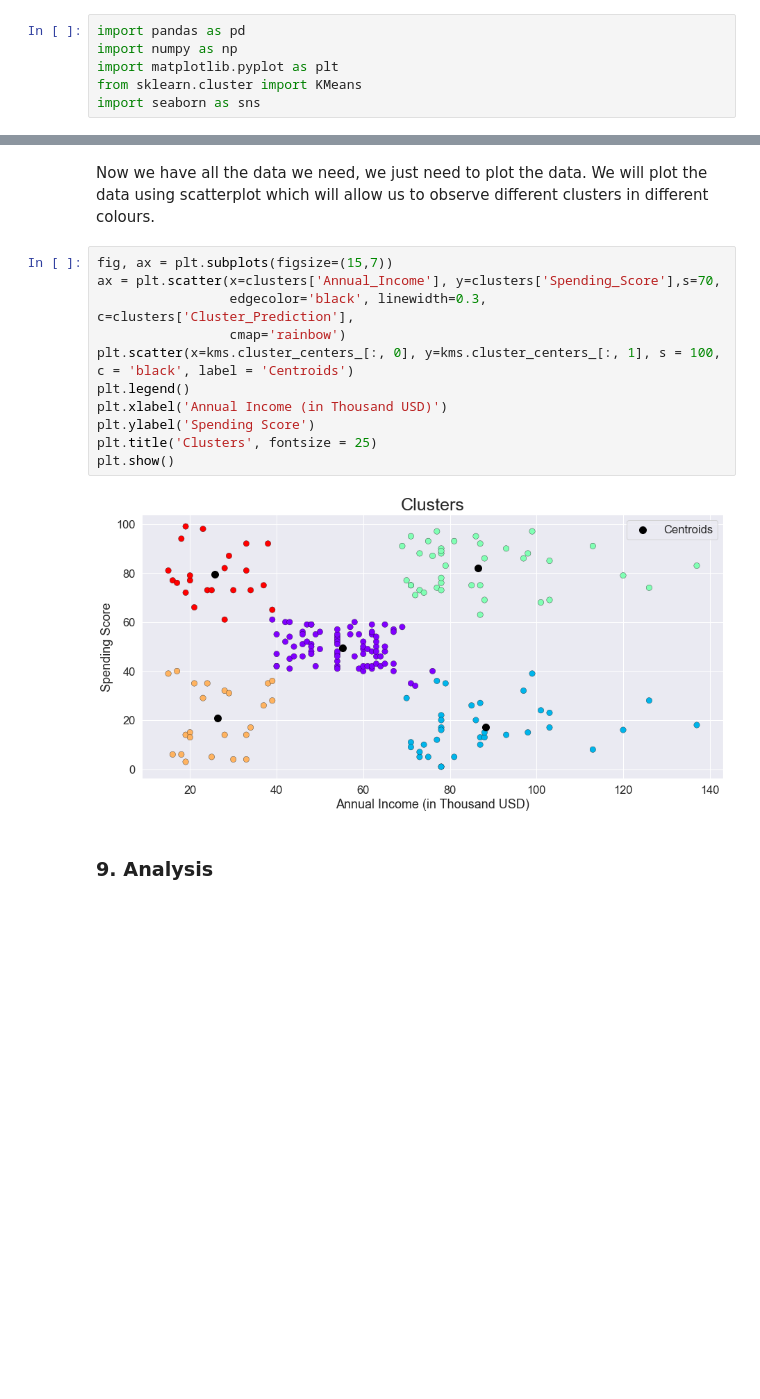
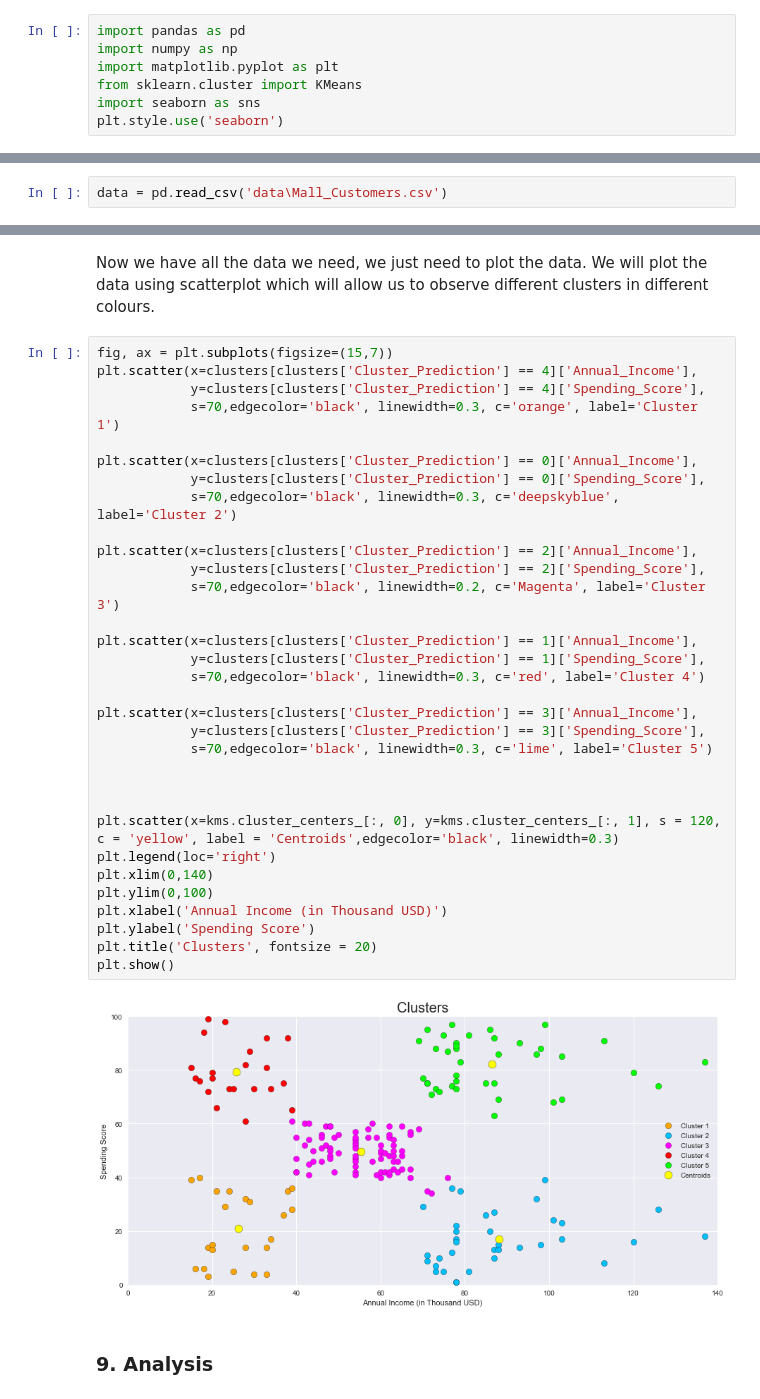
Before and after one commit to mayursrt/customer-segmentation-using-k-means, a Jupyter notebook: Customer Segmentation.ipynb, the cells around one changed output, grey strips where cells are left out. Cells and saved outputs as stored; diff of their text form; blank space fills up the shorter version.

```diff
--- a/Customer Segmentation.ipynb
+++ b/Customer Segmentation.ipynb
@@ -18,6 +18,7 @@ import numpy as np
 import matplotlib.pyplot as plt
 from sklearn.cluster import KMeans
 import seaborn as sns
+plt.style.use('seaborn')
 # %% [markdown]
 ---
 # %% [markdown]
@@ -44,0 +28,2 @@ data
+# %%
+data = pd.read_csv('data\Mall_Customers.csv')
@@ -889,17 +938,38 @@ array([[55.2962963 , 49.51851852],
 Now we have all the data we need, we just need to plot the data. We will plot the data using scatterplot which will allow us to observe different clusters in different colours.
 # %%
 fig, ax = plt.subplots(figsize=(15,7))
-ax = plt.scatter(x=clusters['Annual_Income'], y=clusters['Spending_Score'],s=70,
-                 edgecolor='black', linewidth=0.3, c=clusters['Cluster_Prediction'],
-                 cmap='rainbow')
-plt.scatter(x=kms.cluster_centers_[:, 0], y=kms.cluster_centers_[:, 1], s = 100, c = 'black', label = 'Centroids')
-plt.legend()
+plt.scatter(x=clusters[clusters['Cluster_Prediction'] == 4]['Annual_Income'],
+            y=clusters[clusters['Cluster_Prediction'] == 4]['Spending_Score'],
+            s=70,edgecolor='black', linewidth=0.3, c='orange', label='Cluster 1')
+
+plt.scatter(x=clusters[clusters['Cluster_Prediction'] == 0]['Annual_Income'],
+            y=clusters[clusters['Cluster_Prediction'] == 0]['Spending_Score'],
+            s=70,edgecolor='black', linewidth=0.3, c='deepskyblue', label='Cluster 2')
+
+plt.scatter(x=clusters[clusters['Cluster_Prediction'] == 2]['Annual_Income'],
+            y=clusters[clusters['Cluster_Prediction'] == 2]['Spending_Score'],
+            s=70,edgecolor='black', linewidth=0.2, c='Magenta', label='Cluster 3')
+
+plt.scatter(x=clusters[clusters['Cluster_Prediction'] == 1]['Annual_Income'],
+            y=clusters[clusters['Cluster_Prediction'] == 1]['Spending_Score'],
+            s=70,edgecolor='black', linewidth=0.3, c='red', label='Cluster 4')
+
+plt.scatter(x=clusters[clusters['Cluster_Prediction'] == 3]['Annual_Income'],
+            y=clusters[clusters['Cluster_Prediction'] == 3]['Spending_Score'],
+            s=70,edgecolor='black', linewidth=0.3, c='lime', label='Cluster 5')
+
+
+
+plt.scatter(x=kms.cluster_centers_[:, 0], y=kms.cluster_centers_[:, 1], s = 120, c = 'yellow', label = 'Centroids',edgecolor='black', linewidth=0.3)
+plt.legend(loc='right')
+plt.xlim(0,140)
+plt.ylim(0,100)
 plt.xlabel('Annual Income (in Thousand USD)')
 plt.ylabel('Spending Score')
-plt.title('Clusters', fontsize = 25)
+plt.title('Clusters', fontsize = 20)
 plt.show()
 # %% [output]
-[figure, old version]
+[figure, new version]
 # %% [markdown]
 ### 9. Analysis
 # %% [markdown]
```
Also changed, not shown: parts of 177 cells of this notebook.
